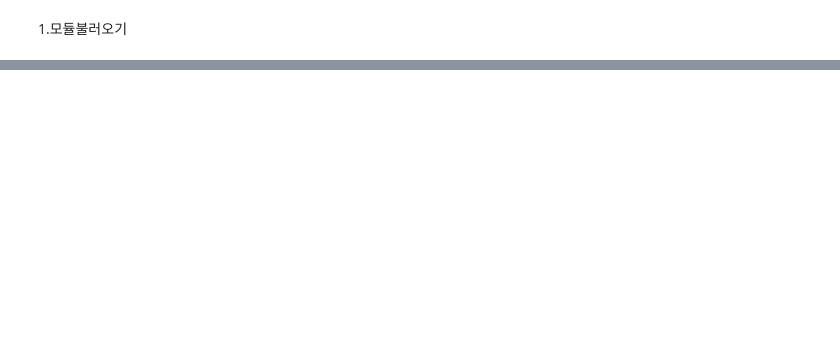
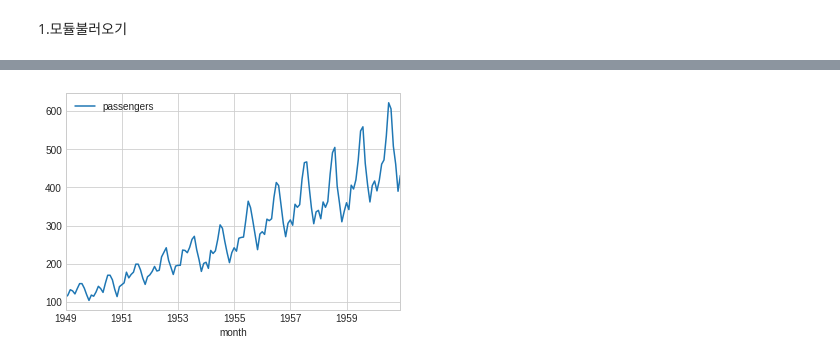
Before and after one commit to sejii93/Probability-Model, a Jupyter notebook: ARIMA_SARIMA.ipynb, the cells around one changed output, grey strips where cells are left out. Saved outputs shown, nothing was run; the diff lists cells and outputs as text; code cells hidden in the pictures; blank space fills up the shorter version.

```diff
--- a/ARIMA_SARIMA.ipynb
+++ b/ARIMA_SARIMA.ipynb
@@ -52,0 +37,4 @@ ModuleNotFoundError: ignored
+# %%
+data = pd.read_csv('/content/drive/MyDrive/probability model/AirPassengers.csv',parse_dates=['month'],index_col='month')
+data = data.rename(columns={'Month':'month', '#Passengers':'passengers'})
+data
@@ -52,0 +56,5 @@ ModuleNotFoundError: ignored
+# %%
+#Raw data plot
+fig = data.plot()
+# %% [output]
+[figure, added]
```
Also changed, not shown: parts of 16 cells of this notebook.
